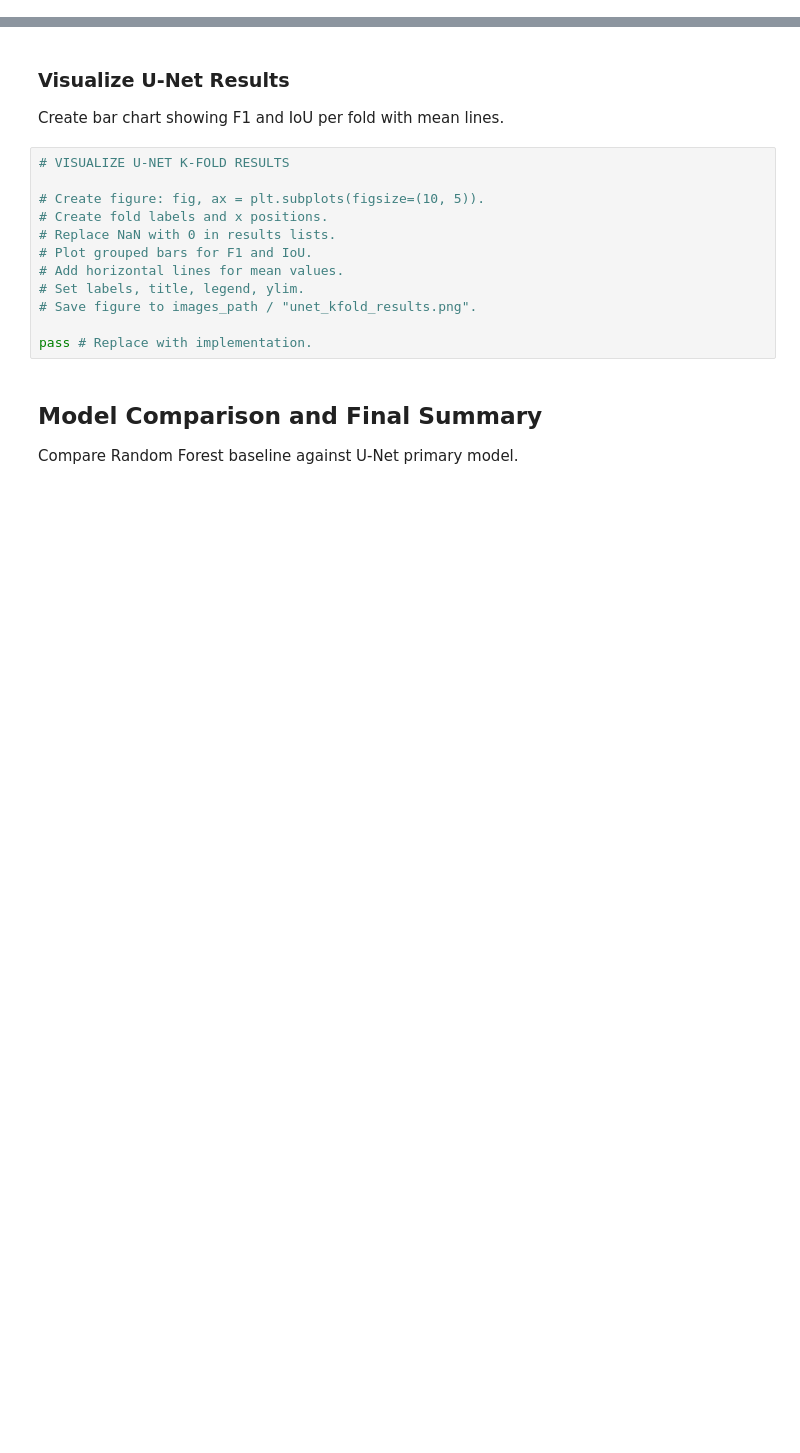
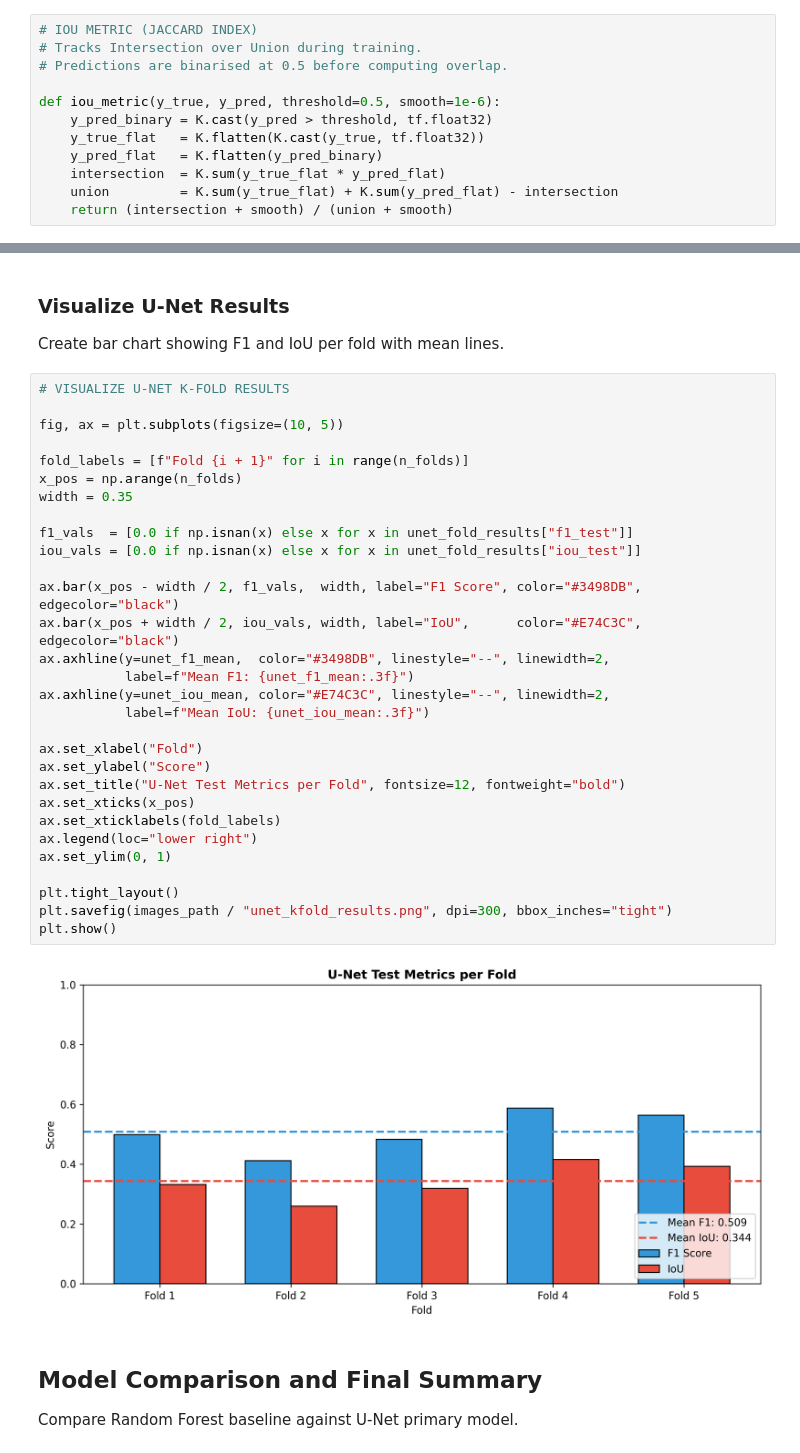
Before and after one commit to tess-vu/vision-EO, a Jupyter notebook: final/02_modeling_approach.ipynb, the cells around one changed output, grey strips where cells are left out. Cells and saved outputs as stored; diff of their text form; blank space fills up the shorter version.

```diff
--- a/final/02_modeling_approach.ipynb
+++ b/final/02_modeling_approach.ipynb
@@ -723,3 +707,15 @@ pass # Replace.
+# %%
+# IOU METRIC (JACCARD INDEX)
+# Tracks Intersection over Union during training.
+# Predictions are binarised at 0.5 before computing overlap.
+
+def iou_metric(y_true, y_pred, threshold=0.5, smooth=1e-6):
+    y_pred_binary = K.cast(y_pred > threshold, tf.float32)
+    y_true_flat   = K.flatten(K.cast(y_true, tf.float32))
+    y_pred_flat   = K.flatten(y_pred_binary)
+    intersection  = K.sum(y_true_flat * y_pred_flat)
+    union         = K.sum(y_true_flat) + K.sum(y_pred_flat) - intersection
+    return (intersection + smooth) / (union + smooth)
 # %% [markdown]
 ### Define U-Net Architecture
 
@@ -916,18 +1026,38 @@ pass # Replace.
 ### Visualize U-Net Results
 
 Create bar chart showing F1 and IoU per fold with mean lines.
-# %%
-# VISUALIZE U-NET K-FOLD RESULTS
-
-# Create figure: fig, ax = plt.subplots(figsize=(10, 5)).
-# Create fold labels and x positions.
-# Replace NaN with 0 in results lists.
-# Plot grouped bars for F1 and IoU.
-# Add horizontal lines for mean values.
-# Set labels, title, legend, ylim.
-# Save figure to images_path / "unet_kfold_results.png".
-
-pass # Replace with implementation.
+# %%
+# VISUALIZE U-NET K-FOLD RESULTS
+
+fig, ax = plt.subplots(figsize=(10, 5))
+
+fold_labels = [f"Fold {i + 1}" for i in range(n_folds)]
+x_pos = np.arange(n_folds)
+width = 0.35
+
+f1_vals  = [0.0 if np.isnan(x) else x for x in unet_fold_results["f1_test"]]
+iou_vals = [0.0 if np.isnan(x) else x for x in unet_fold_results["iou_test"]]
+
+ax.bar(x_pos - width / 2, f1_vals,  width, label="F1 Score", color="#3498DB", edgecolor="black")
+ax.bar(x_pos + width / 2, iou_vals, width, label="IoU",      color="#E74C3C", edgecolor="black")
+ax.axhline(y=unet_f1_mean,  color="#3498DB", linestyle="--", linewidth=2,
+           label=f"Mean F1: {unet_f1_mean:.3f}")
+ax.axhline(y=unet_iou_mean, color="#E74C3C", linestyle="--", linewidth=2,
+           label=f"Mean IoU: {unet_iou_mean:.3f}")
+
+ax.set_xlabel("Fold")
+ax.set_ylabel("Score")
+ax.set_title("U-Net Test Metrics per Fold", fontsize=12, fontweight="bold")
+ax.set_xticks(x_pos)
+ax.set_xticklabels(fold_labels)
+ax.legend(loc="lower right")
+ax.set_ylim(0, 1)
+
+plt.tight_layout()
+plt.savefig(images_path / "unet_kfold_results.png", dpi=300, bbox_inches="tight")
+plt.show()
+# %% [output]
+[figure, added]
 # %% [markdown]
 ## Model Comparison and Final Summary
 
```
Also changed, not shown: parts of 23 cells of this notebook, 8 other files.
